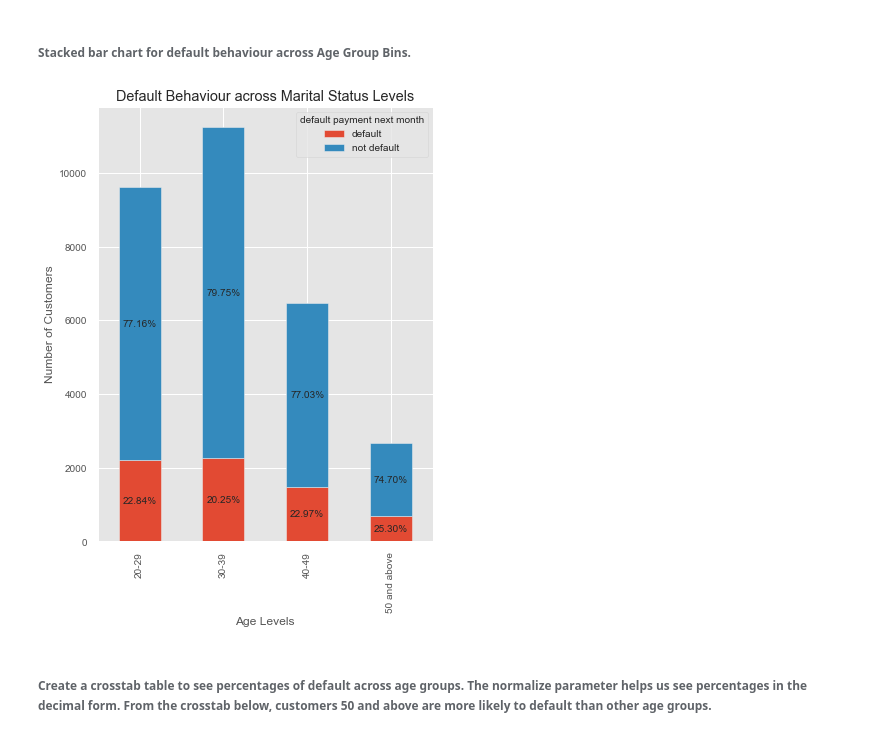
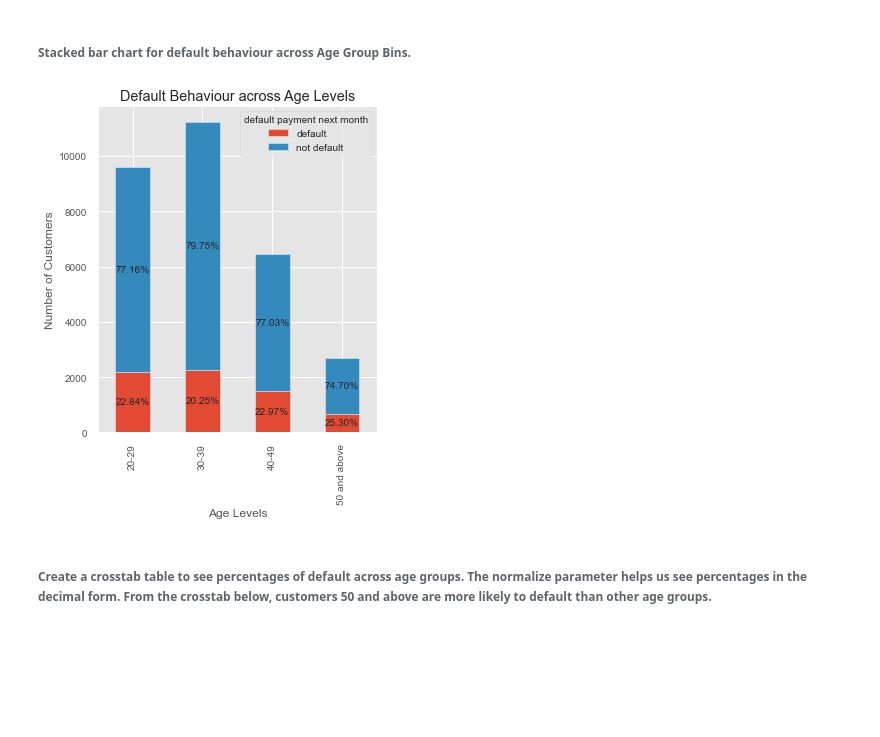
Before and after one commit to smithareddyp/Smitha_UTA_DA, a Jupyter notebook: C2_T2_Smitha.ipynb, the cells around one changed output. Cells and saved outputs as stored; diff of their text form; code cells hidden in the pictures; blank space fills up the shorter version.

```diff
--- a/C2_T2_Smitha.ipynb
+++ b/C2_T2_Smitha.ipynb
@@ -319,3 +392,42 @@ pd.crosstab(index = credit['default payment next month'],
 | default payment next month |  |  |
 | default | 20.78% | 24.17% |
 | not default | 79.22% | 75.83% |
+# %%
+# plot a stacked chart to break up payment default info across gender.
+plt.style.use('ggplot')
+edu_stack_plot = credit.groupby(['SEX','default payment next month'])['ID'].count().unstack('default payment next month')
+ax = edu_stack_plot.plot(kind = 'bar',
+                          stacked = True,
+                          title = 'Default Behaviour across Gender',
+                          figsize = (4, 5))
+ax.set_xlabel('Gender')
+ax.set_ylabel('Number of Customers')
+
+
+#create a varray to house the total height of each of the 4 bars
+# this will be used to calculate the height % to display in each of the patches
+tot = [0, 0]
+
+# calculate the total height of each of the 2 bars
+for i, p in enumerate(ax.patches):
+    if i % 2 == 0 :
+        tot[0] = tot[0] +  p.get_height()
+    elif i % 2 == 1 :
+        tot[1] = tot[1] +  p.get_height()
+
+# now annotate each patch with the percentage of transactions
+for i, p in enumerate(ax.patches):
+    width, height = p.get_width(), p.get_height()
+    px, py = p.get_x(), p.get_y()
+
+    #calculate height percentage of each patch
+    if i % 2 == 0 :
+        ht_pct = round((p.get_height()/tot[0]), 4)
+    elif i % 2 == 1 :
+        ht_pct = round((p.get_height()/tot[1]), 4)
+
+    ax.text(px+width/2,
+            py+height/2,
+            "{:.2%}".format(ht_pct),
+            horizontalalignment='center',
+            verticalalignment='center')
@@ -526,8 +650,8 @@ fig.add_legend()
 marr_stack_plot = credit.groupby(['age_bins','default payment next month'])['ID'].count().unstack('default payment next month')
 ax = marr_stack_plot.plot(kind = 'bar',
                           stacked = True,
-                          title = 'Default Behaviour across Marital Status Levels',
-                          figsize = (6, 8))
+                          title = 'Default Behaviour across Age Levels',
+                          figsize = (5, 6))
 ax.set_xlabel('Age Levels')
 ax.set_ylabel('Number of Customers')
 
@@ -540,34 +664,34 @@ for i, p in enumerate(ax.patches):
     if i % 4 == 0 :
         tot[0] = tot[0] +  p.get_height()
     elif i % 4 == 1 :
         tot[1] = tot[1] +  p.get_height()
     elif i % 4 == 2 :
         tot[2] = tot[2] +  p.get_height()
     elif i % 4 == 3 :
         tot[3] = tot[3] +  p.get_height()
 
 # now annotate each patch with the percentage of transactions
 for i, p in enumerate(ax.patches):
     width, height = p.get_width(), p.get_height()
     px, py = p.get_x(), p.get_y()
 
     #calculate height percentage of each patch
     if i % 4 == 0 :
         ht_pct = round((p.get_height()/tot[0]), 4)
     elif i % 4 == 1 :
         ht_pct = round((p.get_height()/tot[1]), 4)
     elif i % 4 == 2 :
         ht_pct = round((p.get_height()/tot[2]), 4)
     elif i % 4 == 3 :
         ht_pct = round((p.get_height()/tot[3]), 4)
 
     ax.text(px+width/2,
             py+height/2,
             "{:.2%}".format(ht_pct),
             horizontalalignment='center',
             verticalalignment='center')
 # %% [output]
-[figure, old version]
+[figure, new version]
 # %% [markdown]
 ###### Create a crosstab table to see percentages of default across age groups. The normalize parameter helps us see percentages in the decimal form. From the crosstab below, customers 50 and above are more likely to default than other age groups.
 # %%
```
Also changed, not shown: parts of 39 cells of this notebook.
